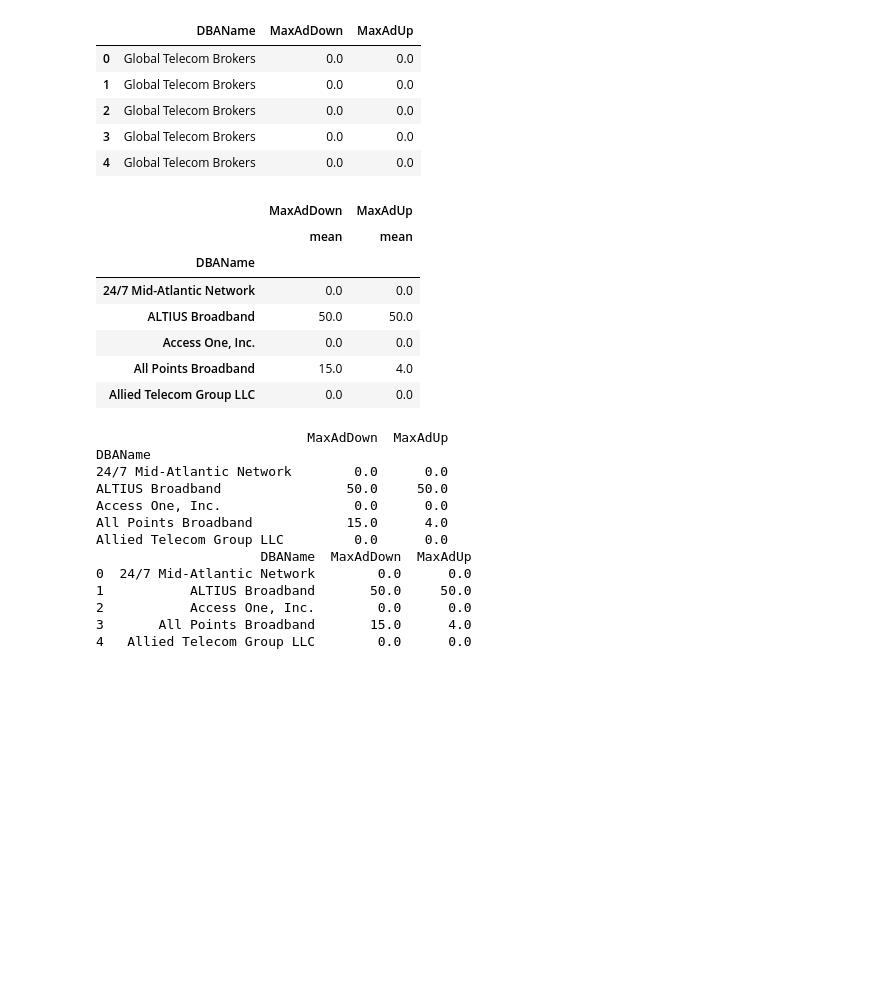
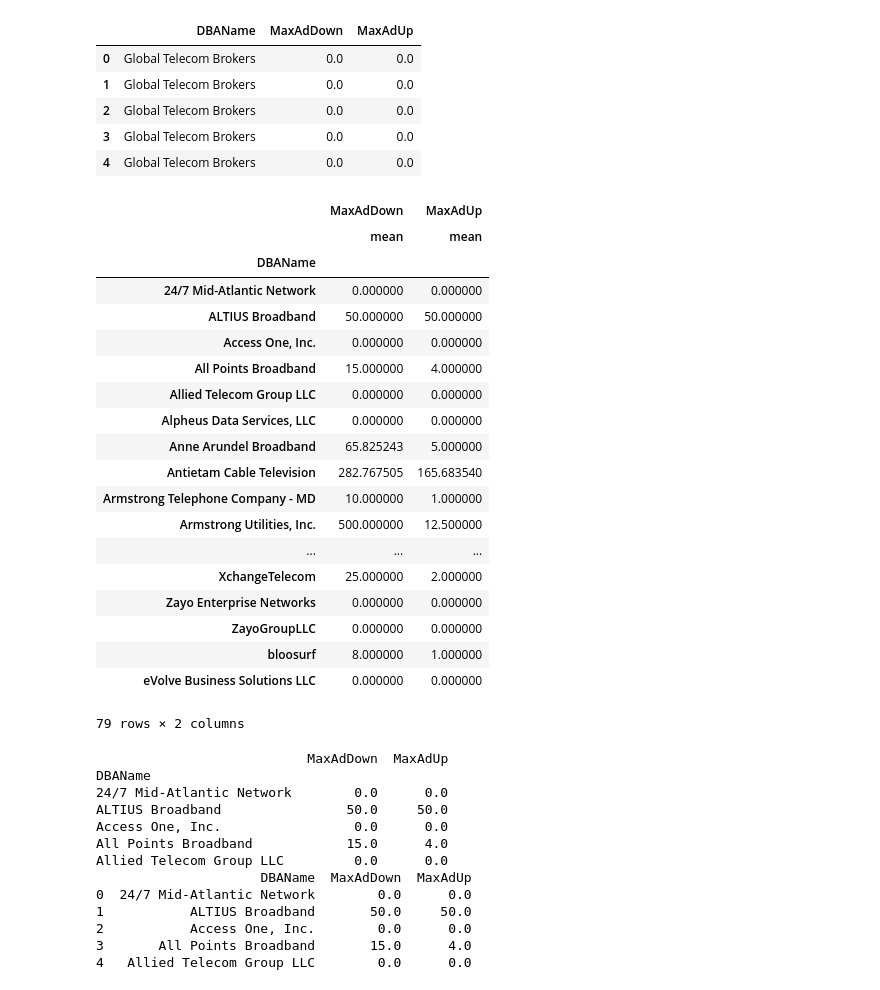
Before and after one commit to colinsully1/447-Project, a Jupyter notebook: 447 Project - Internet Speeds.ipynb, the cells around one changed output. Cells and saved outputs as stored; diff of their text form; code cells hidden in the pictures; blank space fills up the shorter version.

```diff
--- a/447 Project - Internet Speeds.ipynb
+++ b/447 Project - Internet Speeds.ipynb
@@ -24,16 +24,28 @@ maryland.head()
 # %%
 advertised = maryland[['DBAName', 'MaxAdDown', 'MaxAdUp']].groupby(['DBAName']).agg(['mean'])
 # %%
-advertised.head()
+advertised
 # %% [output]
 |  | MaxAdDown | MaxAdUp |
 |  | mean | mean |
 | DBAName |  |  |
-| 24/7 Mid-Atlantic Network | 0.0 | 0.0 |
-| ALTIUS Broadband | 50.0 | 50.0 |
-| Access One, Inc. | 0.0 | 0.0 |
-| All Points Broadband | 15.0 | 4.0 |
-| Allied Telecom Group LLC | 0.0 | 0.0 |
+| 24/7 Mid-Atlantic Network | 0.000000 | 0.000000 |
+| ALTIUS Broadband | 50.000000 | 50.000000 |
+| Access One, Inc. | 0.000000 | 0.000000 |
+| All Points Broadband | 15.000000 | 4.000000 |
+| Allied Telecom Group LLC | 0.000000 | 0.000000 |
+| Alpheus Data Services, LLC | 0.000000 | 0.000000 |
+| Anne Arundel Broadband | 65.825243 | 5.000000 |
+| Antietam Cable Television | 282.767505 | 165.683540 |
+| Armstrong Telephone Company - MD | 10.000000 | 1.000000 |
+| Armstrong Utilities, Inc. | 500.000000 | 12.500000 |
+| ... | ... | ... |
+| XchangeTelecom | 25.000000 | 2.000000 |
+| Zayo Enterprise Networks | 0.000000 | 0.000000 |
+| ZayoGroupLLC | 0.000000 | 0.000000 |
+| bloosurf | 8.000000 | 1.000000 |
+| eVolve Business Solutions LLC | 0.000000 | 0.000000 |
+79 rows × 2 columns
 # %%
 advertised.columns = advertised.columns.droplevel(1)
 print(advertised.head())
```
Also changed, not shown: 1 other file.
